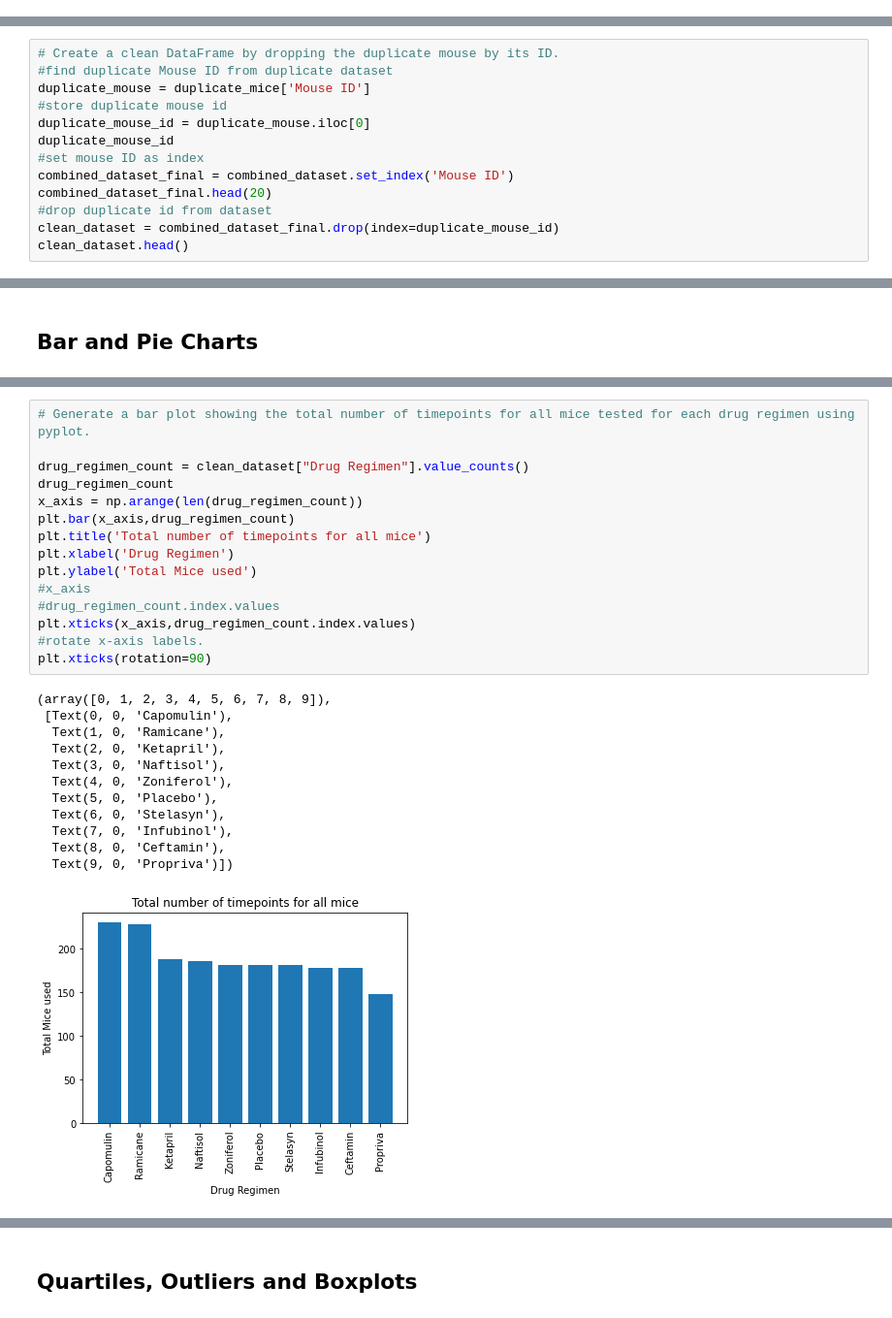
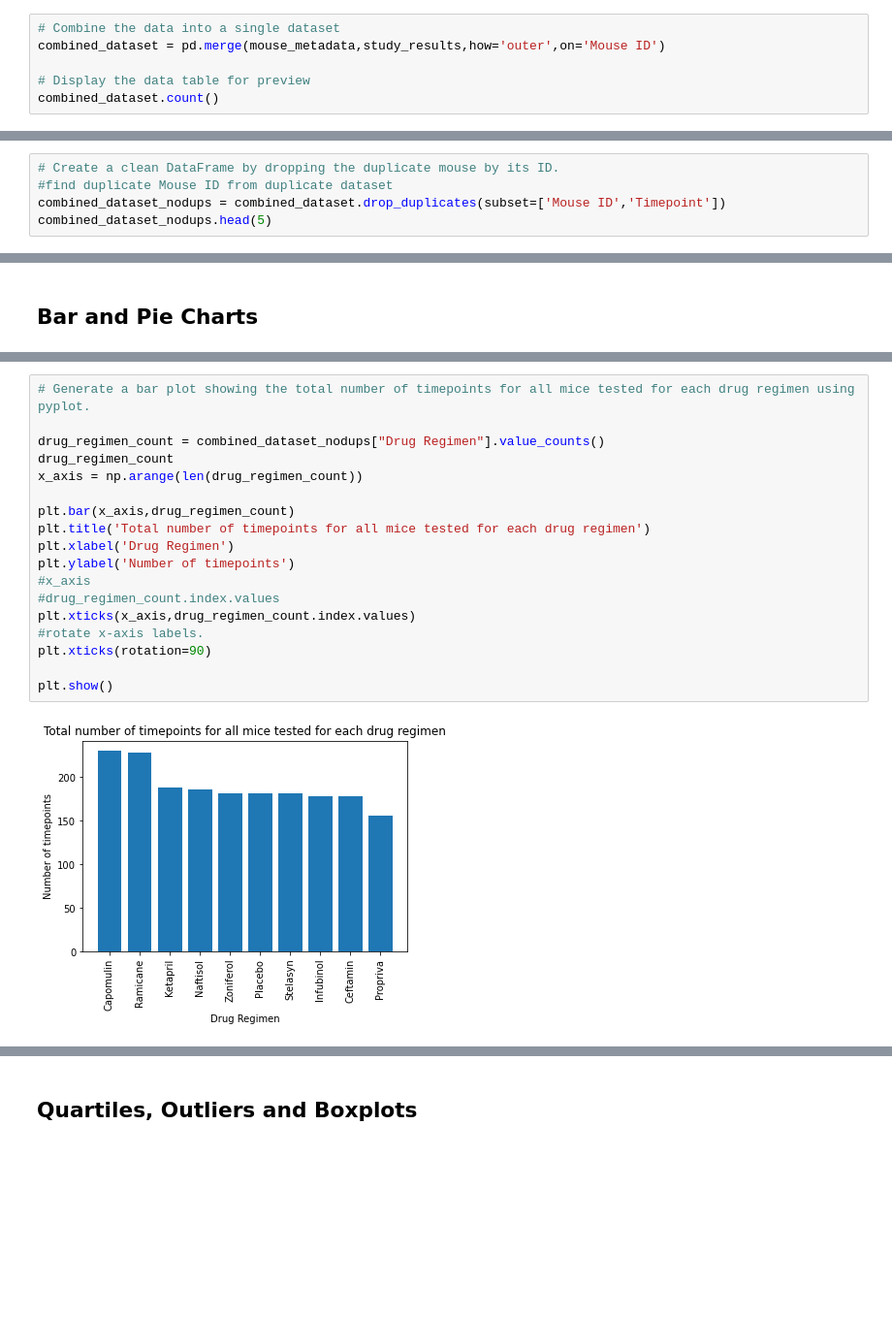
Before and after one commit to ranusuri/matplotlab-challenge, a Jupyter notebook: pymaceuticals_starter.ipynb, the cells around one changed output, grey strips where cells are left out. Shown at 97% size. Saved outputs shown, nothing was run; the diff lists cells and outputs as text; blank space fills up the shorter version.

```diff
--- a/pymaceuticals_starter.ipynb
+++ b/pymaceuticals_starter.ipynb
@@ -40,0 +34,6 @@ combined_dataset.head(20)
+# %%
+# Combine the data into a single dataset
+combined_dataset = pd.merge(mouse_metadata,study_results,how='outer',on='Mouse ID')
+
+# Display the data table for preview
+combined_dataset.count()
@@ -61,14 +67,6 @@ duplicate_mice.
 # %%
 # Create a clean DataFrame by dropping the duplicate mouse by its ID.
 #find duplicate Mouse ID from duplicate dataset
-duplicate_mouse = duplicate_mice['Mouse ID']
-#store duplicate mouse id
-duplicate_mouse_id = duplicate_mouse.iloc[0]
-duplicate_mouse_id
-#set mouse ID as index
-combined_dataset_final = combined_dataset.set_index('Mouse ID')
-combined_dataset_final.head(20)
-#drop duplicate id from dataset
-clean_dataset = combined_dataset_final.drop(index=duplicate_mouse_id)
-clean_dataset.head()
+combined_dataset_nodups = combined_dataset.drop_duplicates(subset=['Mouse ID','Timepoint'])
+combined_dataset_nodups.head(5)
 # %% [output]
@@ -144,30 +161,22 @@ grouped_data.sort_values(ascending=False).plot(kind='bar',title='Total number of
 # %%
 # Generate a bar plot showing the total number of timepoints for all mice tested for each drug regimen using pyplot.
 
-drug_regimen_count = clean_dataset["Drug Regimen"].value_counts()
+drug_regimen_count = combined_dataset_nodups["Drug Regimen"].value_counts()
 drug_regimen_count
 x_axis = np.arange(len(drug_regimen_count))
+
 plt.bar(x_axis,drug_regimen_count)
-plt.title('Total number of timepoints for all mice')
+plt.title('Total number of timepoints for all mice tested for each drug regimen')
 plt.xlabel('Drug Regimen')
-plt.ylabel('Total Mice used')
+plt.ylabel('Number of timepoints')
 #x_axis
 #drug_regimen_count.index.values
 plt.xticks(x_axis,drug_regimen_count.index.values)
 #rotate x-axis labels.
 plt.xticks(rotation=90)
+
+plt.show()
 # %% [output]
-(array([0, 1, 2, 3, 4, 5, 6, 7, 8, 9]),
- [Text(0, 0, 'Capomulin'),
-  Text(1, 0, 'Ramicane'),
-  Text(2, 0, 'Ketapril'),
-  Text(3, 0, 'Naftisol'),
-  Text(4, 0, 'Zoniferol'),
-  Text(5, 0, 'Placebo'),
-  Text(6, 0, 'Stelasyn'),
-  Text(7, 0, 'Infubinol'),
-  Text(8, 0, 'Ceftamin'),
-  Text(9, 0, 'Propriva')])
-[figure, old version]
+[figure, new version]
 # %%
 # Generate a pie plot showing the distribution of female versus male mice using Pandas
```
Also changed, not shown: parts of 20 cells of this notebook.
